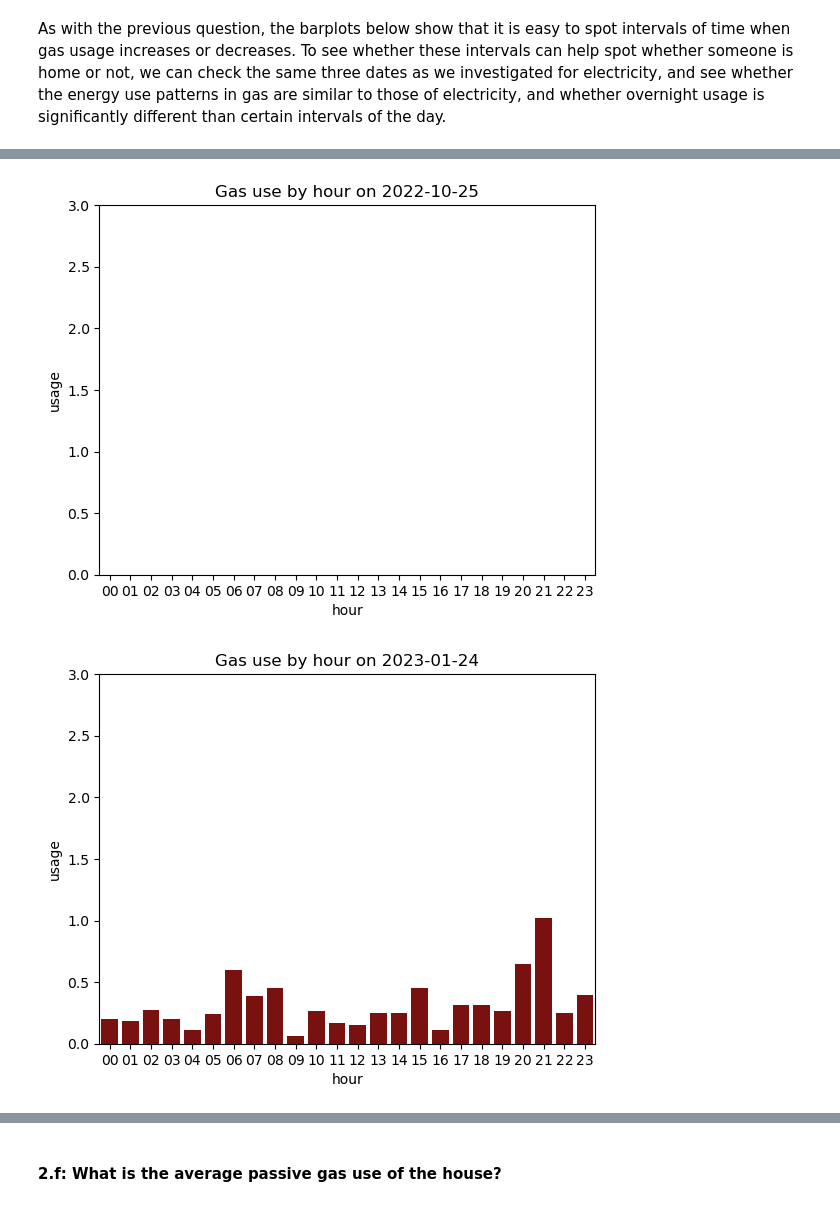
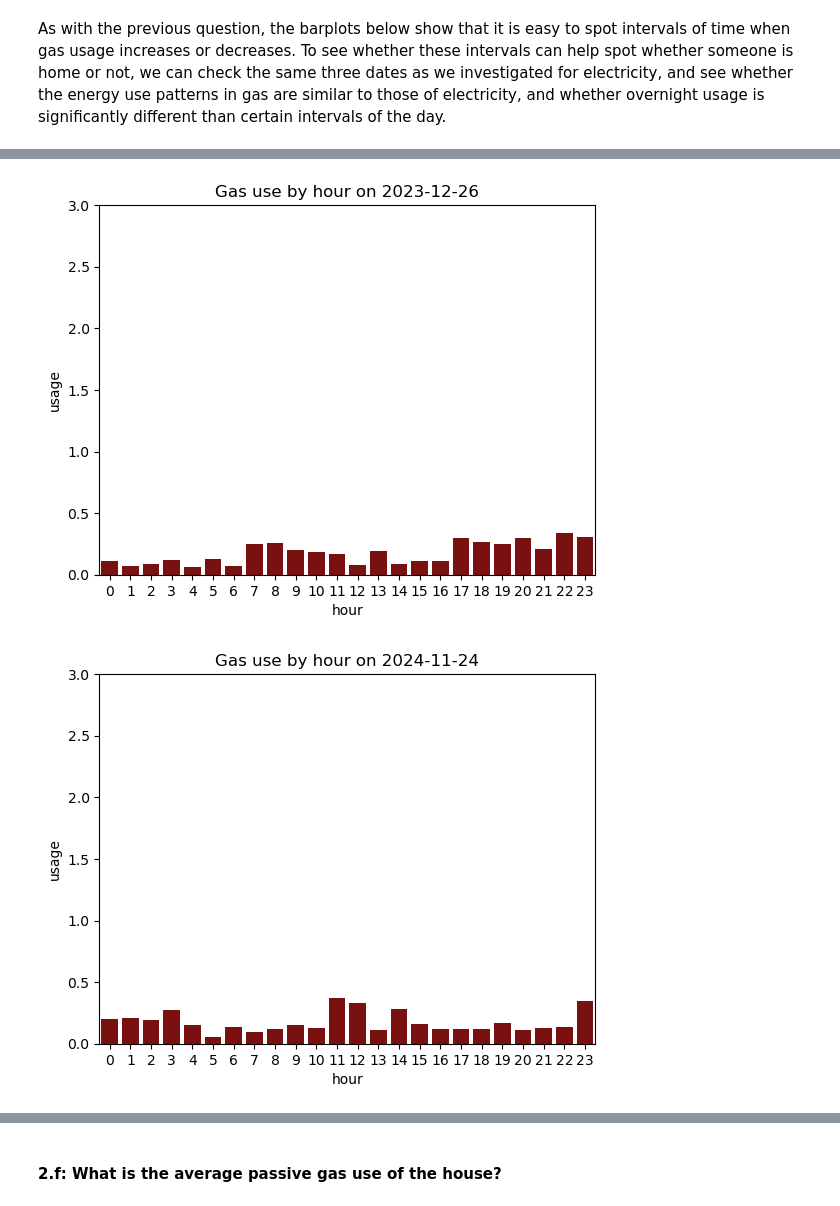
Before and after one commit to elena-petridou/GA2025_07, a Jupyter notebook: Report_1_energy_usage.ipynb, the cells around one changed output, grey strips where cells are left out. Saved outputs shown, nothing was run; the diff lists cells and outputs as text; code cells hidden in the pictures.

```diff
--- a/Report_1_energy_usage.ipynb
+++ b/Report_1_energy_usage.ipynb
@@ -86,8 +85,8 @@ Energy_usage.head()
 # %% [markdown]
 The First kind of analysis is about the energy usage throughout the day, which means we first need to convert the epochs (so unix time) into datetime and extract the times seperately from the whole date.
 # %%
-Energy_usage["date"] = pd.to_datetime(Energy_usage.loc[:,"epoch"]*10**9).dt.date
-Energy_usage["time"] = pd.to_datetime(Energy_usage.loc[:,"epoch"]*10**9).dt.strftime("%H:%M")
+Energy_usage["date"] = Energy_usage["epoch"].apply(timestamp_into_gmt2).dt.date
+Energy_usage["time"] = Energy_usage["epoch"].apply(timestamp_into_gmt2).dt.strftime("%H:%M")
 Energy_usage.head()
 # %% [output]
 |  | epoch | Electricity_imported_T1 | Electricity_imported_T2 | Electricity_exported_T1 | Electricity_exported_T2 | ... |
@@ -132,9 +131,9 @@ In order to investigate this question, we can take a look at data from a random
 # %%
 max(Energy_usage["date"])
 
-cold_months_24 = Energy_usage[((Energy_usage["date"] >= datetime.date(2024,10,1)) | (Energy_usage["date"] <= datetime.date(2024,3,1))) & (Energy_usage["date"] < datetime.date(2025,1,1)) & (Energy_usage["date"] > datetime.date(2023,12,31))]
-cold_months_23 = Energy_usage[((Energy_usage["date"] >= datetime.date(2023,10,1)) | (Energy_usage["date"] <= datetime.date(2023,3,1))) & (Energy_usage["date"] < datetime.date(2024,1,1)) & (Energy_usage["date"] > datetime.date(2022,12,31))]
-cold_months_22 = Energy_usage[((Energy_usage["date"] >= datetime.date(2022,10,1)) | (Energy_usage["date"] <= datetime.date(2022,3,1))) & (Energy_usage["date"] < datetime.date(2023,1,1)) & (Energy_usage["date"] > datetime.date(2021,12,31))]
+cold_months_24 = Energy_usage[((Energy_usage["date"] >= datetime.date(2024,11,1)) | (Energy_usage["date"] <= datetime.date(2024,3,1))) & (Energy_usage["date"] < datetime.date(2025,1,1)) & (Energy_usage["date"] > datetime.date(2023,12,31))]
+cold_months_23 = Energy_usage[((Energy_usage["date"] >= datetime.date(2023,11,1)) | (Energy_usage["date"] <= datetime.date(2023,3,1))) & (Energy_usage["date"] < datetime.date(2024,1,1)) & (Energy_usage["date"] > datetime.date(2022,12,31))]
+cold_months_22 = Energy_usage[((Energy_usage["date"] >= datetime.date(2022,11,1)) | (Energy_usage["date"] <= datetime.date(2022,3,1))) & (Energy_usage["date"] < datetime.date(2023,1,1)) & (Energy_usage["date"] > datetime.date(2021,12,31))]
 
 
 cold_months = pd.concat([cold_months_24, cold_months_23], ignore_index= True)
@@ -144,15 +143,16 @@ random.seed(203903)
 random_days = random.sample(list(cold_months["date"]), k = 10)
 # %%
 Energy_usage[["hour", "minute"]] = Energy_usage.loc[:,"time"].str.split(":", n = 1, expand=True)
+Energy_usage["hour"] = Energy_usage["hour"].apply(int)
 
 cold_days = Energy_usage[Energy_usage["date"].isin(random_days)]
 
 cold_days = cold_days[["date", "usage", "hour"]].groupby(["date", "hour"]).sum()
 
-def create_day_barplot(df, date, color, energy):
+def create_day_barplot(df, date, color, energy, max_lim = 3):
     temp_df = df.loc[date]
     fig, ax = plt.subplots()
-    ax.set_ylim(0,3)
+    ax.set_ylim(0,max_lim)
     plt.title(f"{energy} use by hour on {date}")
     sns.barplot(temp_df, x = "hour", y = "usage", ax = ax, color = color)
 
@@ -257,13 +258,14 @@ Electricity use from 09:00 to 12:00 is not significantly greater than passive el
 As with the previous question, the barplots below show that it is easy to spot intervals of time when gas usage increases or decreases. To see whether these intervals can help spot whether someone is home or not, we can check the same three dates as we investigated for electricity, and see whether the energy use patterns in gas are similar to those of electricity, and whether overnight usage is significantly different than certain intervals of the day.
 # %%
 gas_usage = db.return_whole_table("P1g")
-gas_usage["date"] = pd.to_datetime(gas_usage.loc[:,"epoch"]*10**9).dt.date
-gas_usage["time"] = pd.to_datetime(gas_usage.loc[:,"epoch"]*10**9).dt.strftime("%H:%M")
 
+gas_usage["date"] = gas_usage["epoch"].apply(timestamp_into_gmt2).dt.date
+gas_usage["time"] = gas_usage["epoch"].apply(timestamp_into_gmt2).dt.strftime("%H:%M")
 gas_usage["usage"] = gas_usage.loc[:,"Total_gas_used"].diff()
 
+gas_usage[["hour", "minute"]] = gas_usage.loc[:,"time"].str.split(":", n = 1, expand=True)
+gas_usage["hour"] = gas_usage["hour"].apply(int)
 
-gas_usage[["hour", "minute"]] = gas_usage.loc[:,"time"].str.split(":", n = 1, expand=True)
 
 cold_days_gas = gas_usage[gas_usage["date"].isin(random_days)]
 cold_days_gas = cold_days_gas[["date", "usage", "hour"]].groupby(["date", "hour"]).sum()
@@ -277,2 +279,2 @@ for date in random_days:
-[figure, old version]
+[figure, new version]
-[figure, old version]
+[figure, new version]
```
Also changed, not shown: parts of 26 cells of this notebook.
